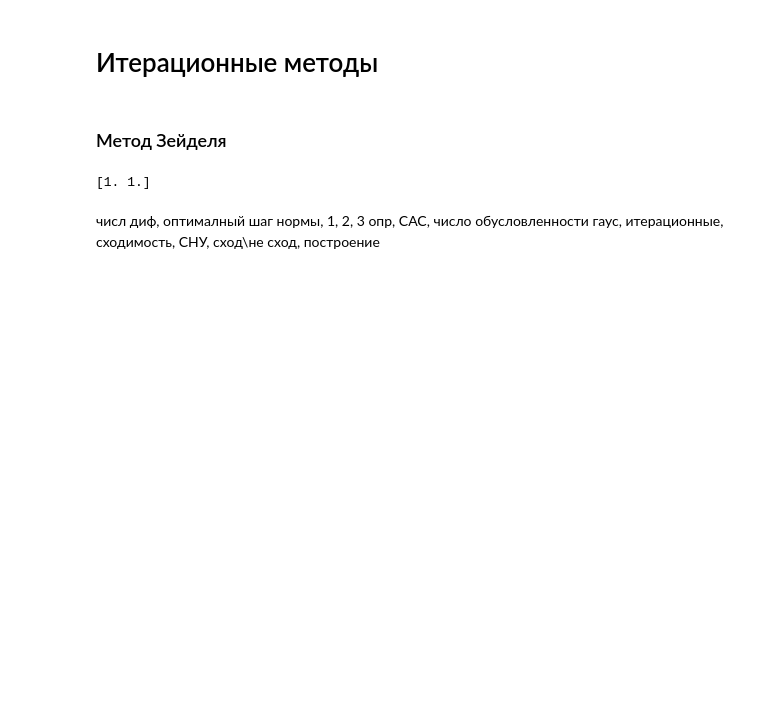
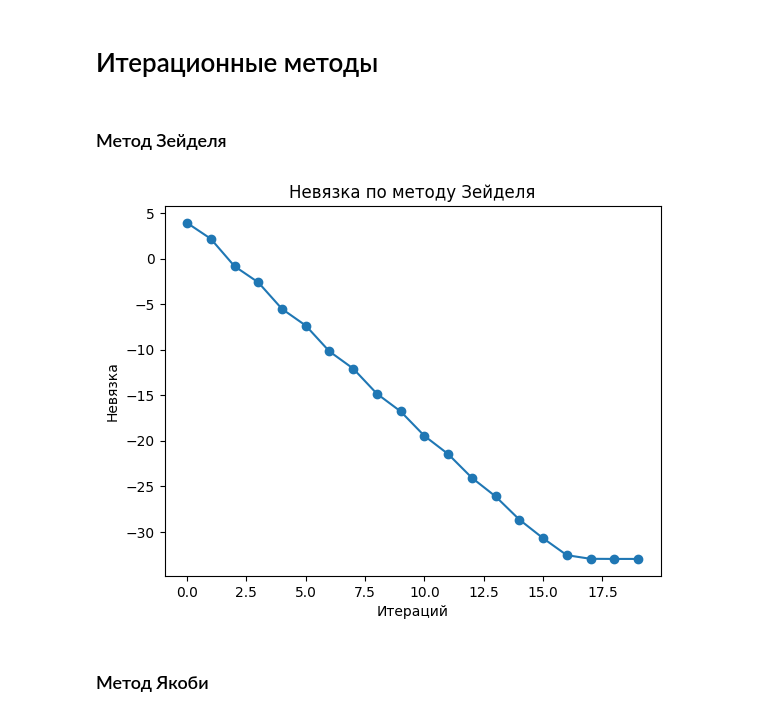
Before and after one commit to alexzhelyapov1/computational_mathematics, a Jupyter notebook: 2.ipynb, the cells around one changed output. Cells and saved outputs as stored; diff of their text form; code cells hidden in the pictures; blank space fills up the shorter version.

Commit message:
Finished SeidelMethod

```diff
--- a/2.ipynb
+++ b/2.ipynb
@@ -21,24 +24,24 @@ import numpy as np
 # %% [markdown]
 ### Матрица СЛАУ (вариант "г")
 # %%
-matrix = np.array([[0.0] * 101] * 100)
-print("Shapre of matrix =", np.shape(matrix))
+original_matrix = np.array([[0.0] * 101] * 100)
+print("Shapre of matrix =", np.shape(original_matrix))
 
 for i in range(100):
-    matrix[0][i] = 1
+    original_matrix[0][i] = 1
 
 for i in range(100):
-    matrix[i][100] = 100-i
+    original_matrix[i][100] = 100-i
 
 for i in range(1, 99):
-    matrix[i][i-1] = 1
-    matrix[i][i] = 10
-    matrix[i][i+1] = 1
+    original_matrix[i][i-1] = 1
+    original_matrix[i][i] = 10
+    original_matrix[i][i+1] = 1
 
-matrix[99][98] = 1
-matrix[99][99] = 1
+original_matrix[99][98] = 1
+original_matrix[99][99] = 1
 
-matrix
+original_matrix
 # %% [output]
 Shapre of matrix = (100, 101)
 array([[  1.,   1.,   1., ...,   1.,   1., 100.],
@@ -198,7 +201,7 @@ print(LUDecomposition(matrix))
 def Discrepancy(matrix, x):   # Невязка
     y = np.array([0.0] * len(matrix))
     for i in range(len(matrix)):
-        y[i] = ScalarCartesianProduct(matrix[i][:-1], x) - matrix[i][-1]
+        y[i] = np.matmul(matrix[i][:-1], x) - matrix[i][-1]
     return y
 # %% [markdown]
 ### Рассчет невязки
@@ -206,6 +209,7 @@ def Discrepancy(matrix, x):   # Невязка
 print("Test:")
 print(Discrepancy(test_matrix, LUDecomposition(test_matrix)))
 
+matrix = original_matrix.copy()
 print("Невязка в задаче методом Гаусса:")
 print(Discrepancy(matrix, LUDecomposition(matrix)))
 
@@ -247,43 +254,44 @@ def DMatrix(matrix):
         D[i][i] = matrix[i][i]
     return D
 
 def UMatrix(matrix):
     U = np.array([[0.0] * len(matrix)] * len(matrix))
     for i in range(len(matrix)):
         for j in range(i + 1, len(matrix)):
             U[i][j] = matrix[i][j]
     return U
 
 def InvMatrix(matrix):
     if np.linalg.det(matrix) == 0:
         print("Error! Inv matrix does not exist!")
         print(matrix)
         return matrix * 0
     return np.linalg.inv(matrix)
 
-def SeidelMethod(matrix):
-
+def SeidelMethod(matrix, iterations):
     x = np.array([0.0] * len(matrix))
     minus_U = - UMatrix(matrix)
     inv_L_D = InvMatrix(LMatrix(matrix) + DMatrix(matrix))
     b = [matrix[i][-1] for i in range(len(matrix))]
 
     if inv_L_D.any() == 0:
         print("Error! inv_L_D does not exist")
         return
 
-    for i in range(1000):
+    for i in range(iterations):
         x = np.matmul(inv_L_D, np.matmul(minus_U, x) + b)
     return x
 
-
-test_matrix = [[2, 1, 3], [2, 2, 4]]
-print(SeidelMethod(test_matrix))
-
-# Discrepancy(matrix, x)
+# matrix = test_matrix
+iterations_number = 20
+matrix = original_matrix.copy()
+plt.plot(range(iterations_number), np.log(np.array([np.average(np.abs(Discrepancy(matrix, SeidelMethod(matrix, i))))
+                                        for i in range(iterations_number)])), marker = 'o')
+plt.xlabel('Итераций')
+plt.ylabel('Невязка')
+plt.title('Невязка по методу Зейделя')
+plt.show()
 # %% [output]
-[1. 1.]
+[figure, added]
-# %% [markdown]
-числ диф, оптималный шаг
-нормы, 1, 2, 3 опр, САС, число обусловленности
-гаус, итерационные, сходимость, СНУ, сход\не сход, построение
+# %% [markdown]
+### Метод Якоби
```
Also changed, not shown: parts of 6 cells of this notebook.
